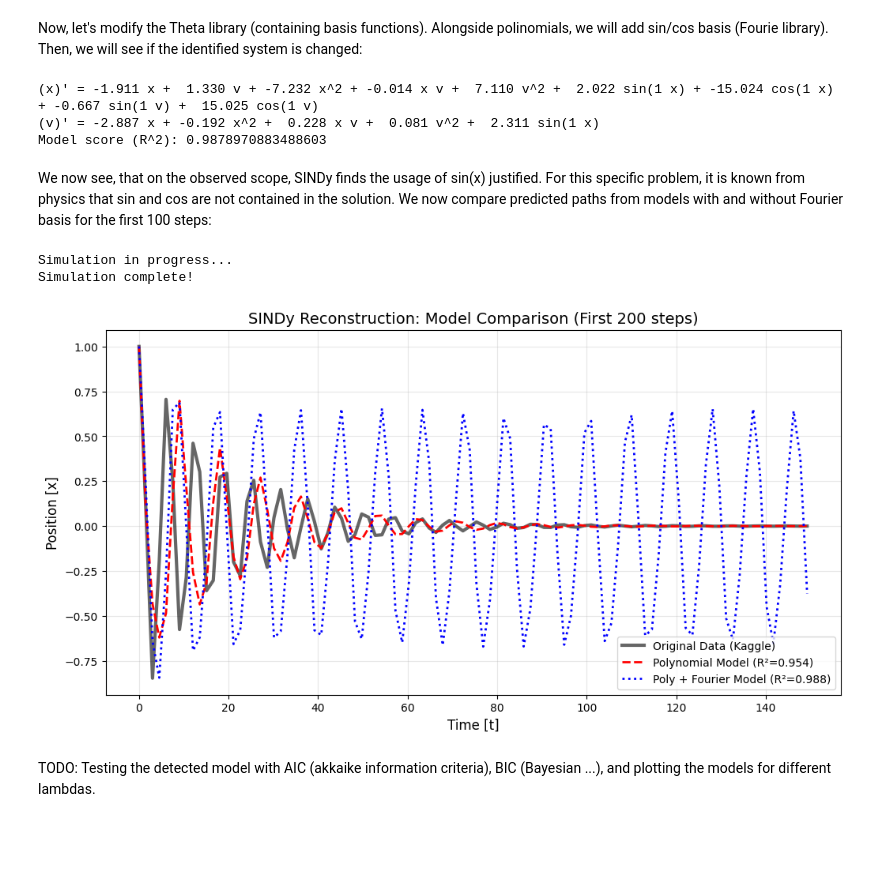
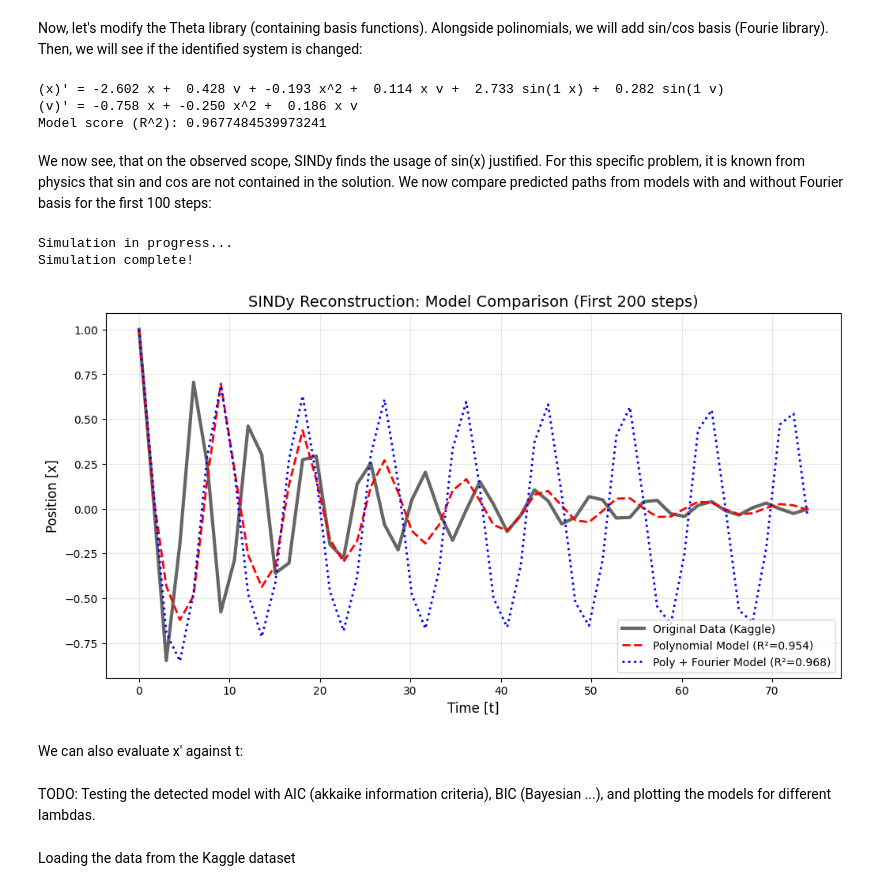
Before and after one commit to luka-lehotski/SINDy-rs, a Jupyter notebook: intro.ipynb, the cells around one changed output. Cells and saved outputs as stored; diff of their text form; code cells hidden in the pictures; blank space fills up the shorter version.

Commit message:
Update x' plots

```diff
--- a/intro.ipynb
+++ b/intro.ipynb
@@ -20,7 +20,9 @@ dt = t[1] - t[0]
 # %% [markdown]
 Let's see what SINDy identifies by default. We use the STSLQ as an L1 regularization in the sparse regression.
 # %%
-model1 = SINDy(optimizer=STLSQ(threshold=0.005))
+from pysindy.feature_library import PolynomialLibrary, FourierLibrary
+
+model1 = SINDy(optimizer=STLSQ(threshold=0.01))
 
 # Naming the variables
 model1.fit(X, t=dt, feature_names=["x", "v"])
@@ -41,57 +43,58 @@ Functions in the Theta library: ['1', 'x', 'v', 'x^2', 'x v', 'v^2']
 # %% [markdown]
 Now, let's modify the Theta library (containing basis functions). Alongside polinomials, we will add sin/cos basis (Fourie library). Then, we will see if the identified system is changed:
 # %%
-from pysindy.feature_library import PolynomialLibrary, FourierLibrary
 
 # Joining the Polynomial and Fourier library
 combined_lib = PolynomialLibrary(degree=2) + FourierLibrary(n_frequencies=1)
 
-model2 = SINDy(feature_library=combined_lib,optimizer=STLSQ(threshold=0.05))
+model2 = SINDy(feature_library=combined_lib,optimizer=STLSQ(threshold=0.1))
 model2.fit(X, t=dt, feature_names=["x", "v"])
 
 model2.print()
 print("Model score (R^2):", model2.score(X, t=dt))
 # %% [output]
-(x)' = -1.911 x +  1.330 v + -7.232 x^2 + -0.014 x v +  7.110 v^2 +  2.022 sin(1 x) + -15.024 cos(1 x) + -0.667 sin(1 v) +  15.025 cos(1 v)
-(v)' = -2.887 x + -0.192 x^2 +  0.228 x v +  0.081 v^2 +  2.311 sin(1 x)
-Model score (R^2): 0.9878970883488603
+(x)' = -2.602 x +  0.428 v + -0.193 x^2 +  0.114 x v +  2.733 sin(1 x) +  0.282 sin(1 v)
+(v)' = -0.758 x + -0.250 x^2 +  0.186 x v
+Model score (R^2): 0.9677484539973241
 # %% [markdown]
 We now see, that on the observed scope, SINDy finds the usage of sin(x) justified. For this specific problem, it is known from physics that sin and cos are not contained in the solution. We now compare predicted paths from models with and without Fourier basis for the first 100 steps:
 # %%
 # --- 1. SIMULATION ---
 # We simulate the first 100 points for a quick performance check
-num_steps = 100
+num_steps = 50
 t_test = t[:num_steps]
 
 print("Simulation in progress...")
 # model1: Polynomial library only
 x_sim_poly = model1.simulate(X[0], t_test)
 
 # model2: Combined Polynomial + Fourier library
 x_sim_combined = model2.simulate(X[0], t_test)
 print("Simulation complete!")
 
 # --- 2. TIME SERIES PLOT ---
 plt.figure(figsize=(12, 6))
 
 # Original Data (Target)
 plt.plot(t_test, X[:num_steps, 0], 'k', alpha=0.6, lw=3, label='Original Data (Kaggle)')
 
 # Model 1 reconstruction
 plt.plot(t_test, x_sim_poly[:, 0], 'r--', lw=2, label=f'Polynomial Model (R²={model1.score(X, t=dt):.3f})')
 
 # Model 2 reconstruction
 plt.plot(t_test, x_sim_combined[:, 0], 'b:', lw=2, label=f'Poly + Fourier Model (R²={model2.score(X, t=dt):.3f})')
 
 plt.title("SINDy Reconstruction: Model Comparison (First 200 steps)", fontsize=14)
 plt.xlabel("Time [t]", fontsize=12)
 plt.ylabel("Position [x]", fontsize=12)
 plt.legend(loc='lower right')
 plt.grid(True, alpha=0.3)
 plt.show()
 # %% [output]
 Simulation in progress...
 Simulation complete!
-[figure, old version]
+[figure, new version]
+# %% [markdown]
+We can also evaluate x' against t:
 # %% [markdown]
 TODO: Testing the detected model with AIC (akkaike information criteria), BIC (Bayesian ...), and plotting the models for different lambdas.
@@ -97,0 +108,2 @@ TODO: Testing the detected model with AIC (akkaike information criteria), BIC (B
+# %% [markdown]
+Loading the data from the Kaggle dataset
```
Also changed, not shown: parts of 14 cells of this notebook.
